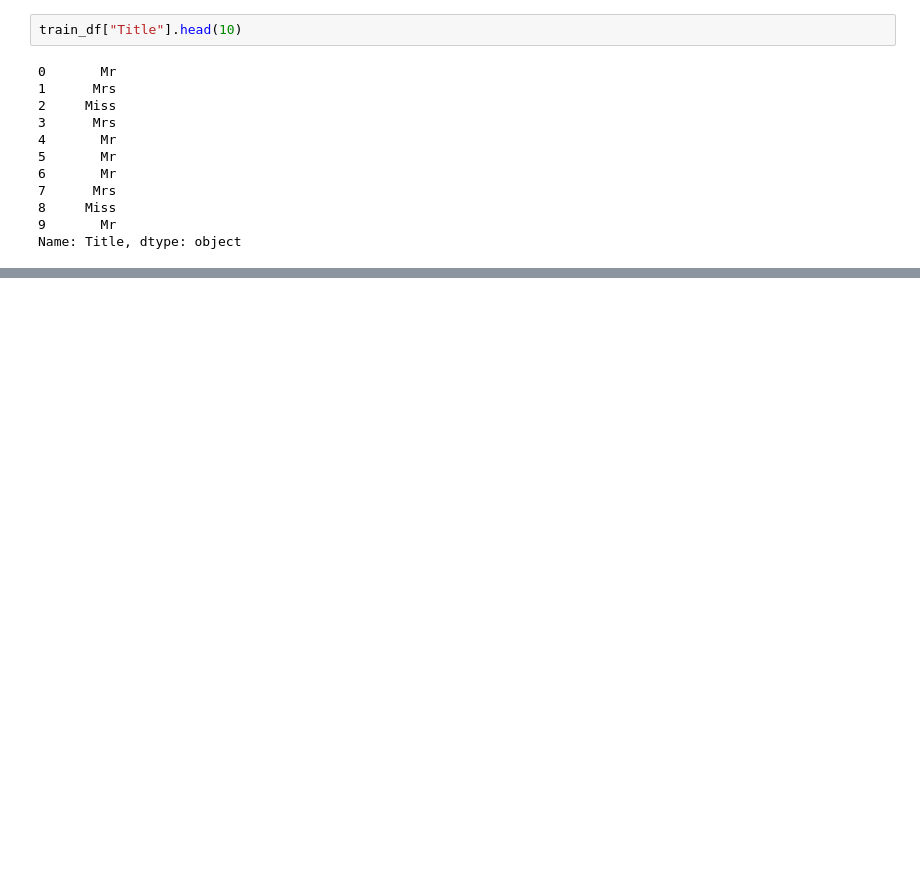
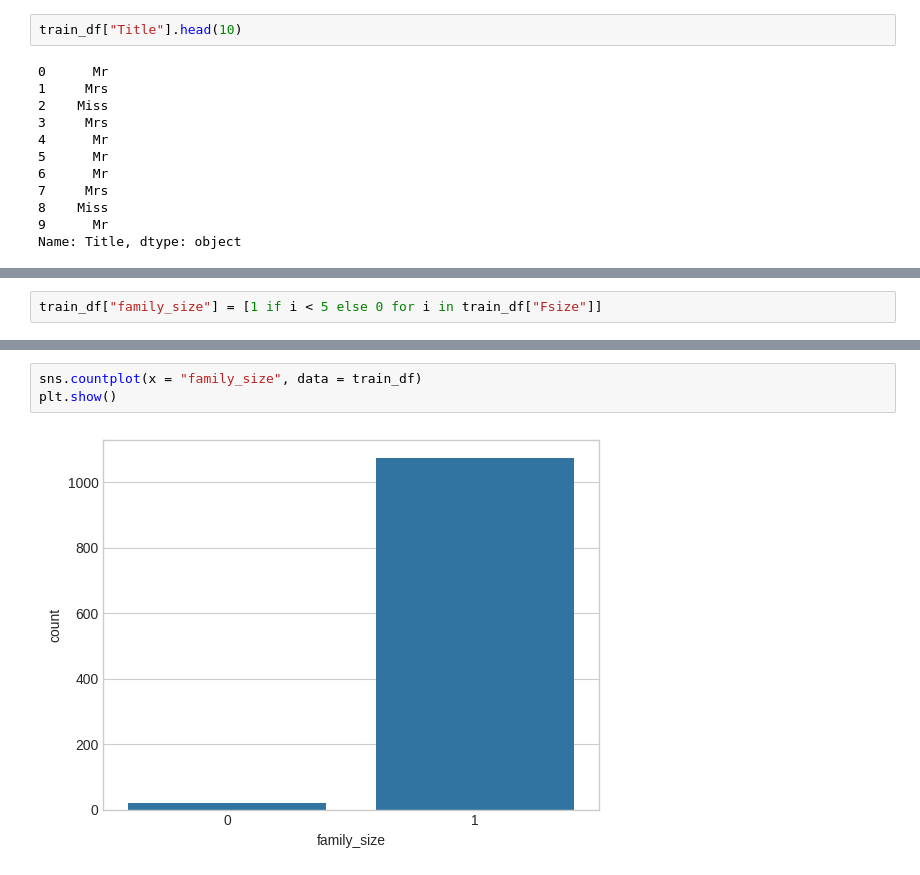
Before and after one commit to akalinirem/machine_learning, a Jupyter notebook: pages/titanic_project/titanic_project.ipynb, the cells around one changed output, grey strips where cells are left out. Cells and saved outputs as stored; diff of their text form; blank space fills up the shorter version.

```diff
--- a/pages/titanic_project/titanic_project.ipynb
+++ b/pages/titanic_project/titanic_project.ipynb
@@ -755,0 +855,2 @@ plt.show()
+# %%
+train_df["family_size"] = [1 if i < 5 else 0 for i in train_df["Fsize"]]
@@ -755,0 +871,5 @@ plt.show()
+# %%
+sns.countplot(x = "family_size", data = train_df)
+plt.show()
+# %% [output]
+[figure, added]
```
Also changed, not shown: parts of 50 cells of this notebook.
